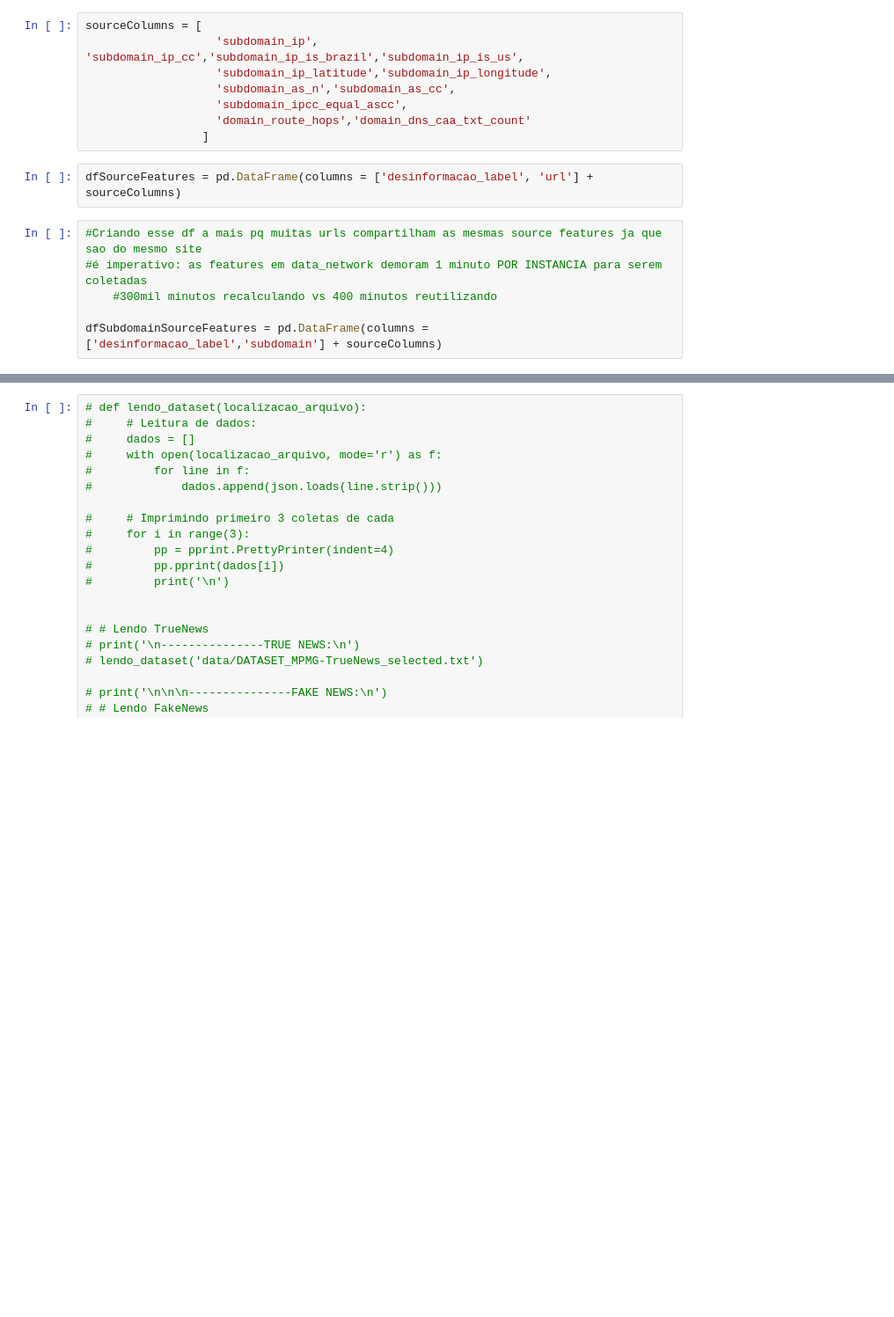
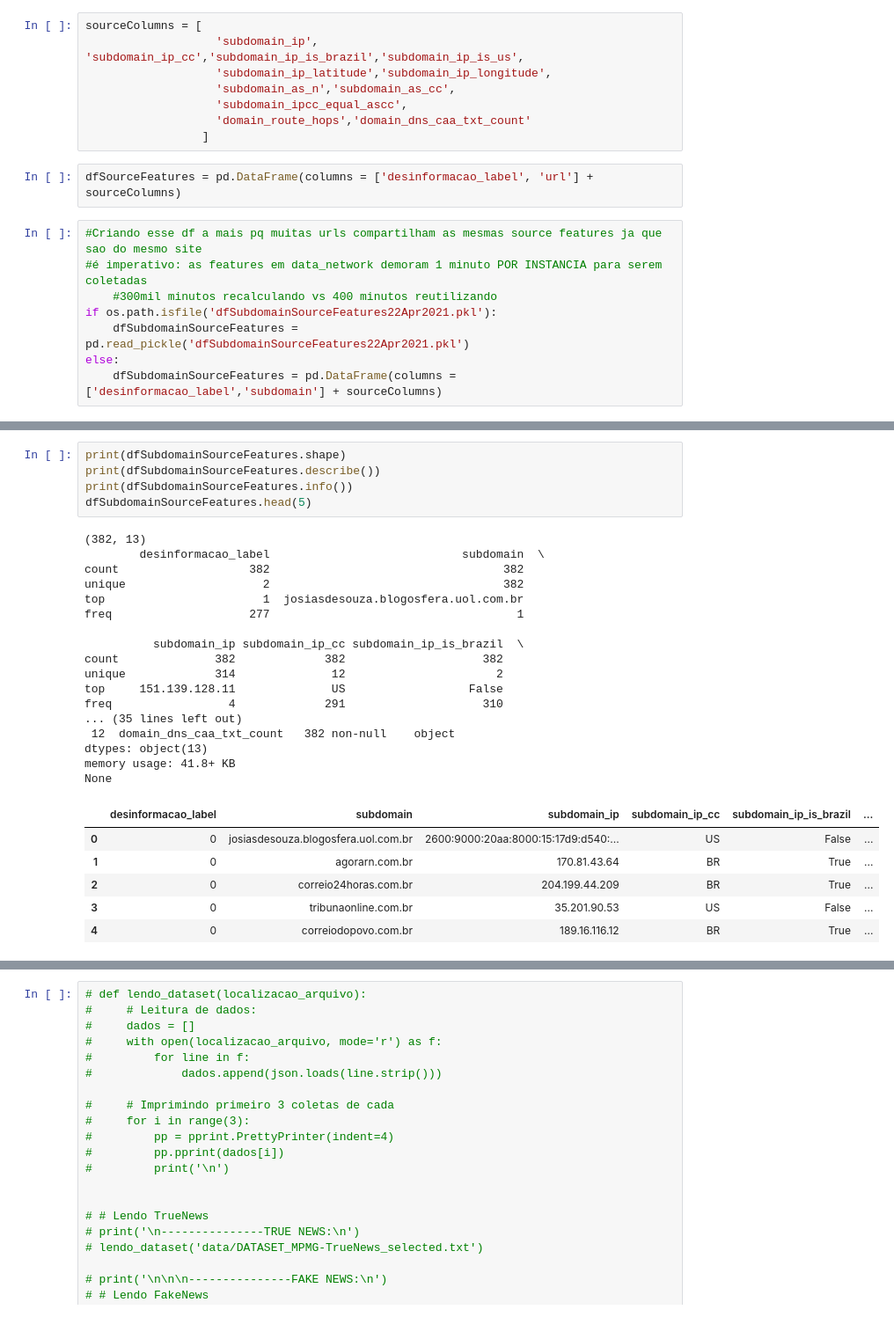
Before and after one commit to joaomcouto/E02_features, a Jupyter notebook: generateSourceFeatures.ipynb, the cells around one changed output, grey strips where cells are left out. Shown at 88% size. Drawn from its saved outputs; the diff is of its cells as text; blank space fills up the shorter version.

```diff
--- a/generateSourceFeatures.ipynb
+++ b/generateSourceFeatures.ipynb
@@ -231,5 +314,7 @@ dfSourceFeatures = pd.DataFrame(columns = ['desinformacao_label', 'url'] + sourc
 #Criando esse df a mais pq muitas urls compartilham as mesmas source features ja que sao do mesmo site
 #é imperativo: as features em data_network demoram 1 minuto POR INSTANCIA para serem coletadas
     #300mil minutos recalculando vs 400 minutos reutilizando
-
-dfSubdomainSourceFeatures = pd.DataFrame(columns = ['desinformacao_label','subdomain'] + sourceColumns)
+if os.path.isfile('dfSubdomainSourceFeatures22Apr2021.pkl'):
+    dfSubdomainSourceFeatures = pd.read_pickle('dfSubdomainSourceFeatures22Apr2021.pkl')
+else:
+    dfSubdomainSourceFeatures = pd.DataFrame(columns = ['desinformacao_label','subdomain'] + sourceColumns)
@@ -306 +408,30 @@ dfSubdomainSourceFeatures.head(1000)
+# %%
+print(dfSubdomainSourceFeatures.shape)
+print(dfSubdomainSourceFeatures.describe())
+print(dfSubdomainSourceFeatures.info())
+dfSubdomainSourceFeatures.head(5)
+# %% [output]
+(382, 13)
+        desinformacao_label                            subdomain  \
+count                   382                                  382
+unique                    2                                  382
+top                       1  josiasdesouza.blogosfera.uol.com.br
+freq                    277                                    1
+
+          subdomain_ip subdomain_ip_cc subdomain_ip_is_brazil  \
+count              382             382                    382
+unique             314              12                      2
+top     151.139.128.11              US                  False
+freq                 4             291                    310
+... (35 lines left out)
+ 12  domain_dns_caa_txt_count   382 non-null    object
+dtypes: object(13)
+memory usage: 41.8+ KB
+None
+|  | desinformacao_label | subdomain | subdomain_ip | subdomain_ip_cc | subdomain_ip_is_brazil | ... |
+| 0 | 0 | josiasdesouza.blogosfera.uol.com.br | 2600:9000:20aa:8000:15:17d9:d540:... | US | False | ... |
+| 1 | 0 | agorarn.com.br | 170.81.43.64 | BR | True | ... |
+| 2 | 0 | correio24horas.com.br | 204.199.44.209 | BR | True | ... |
+| 3 | 0 | tribunaonline.com.br | 35.201.90.53 | US | False | ... |
+| 4 | 0 | correiodopovo.com.br | 189.16.116.12 | BR | True | ... |
 # %%
```
Also changed, not shown: parts of 42 cells of this notebook, 2 other files.
